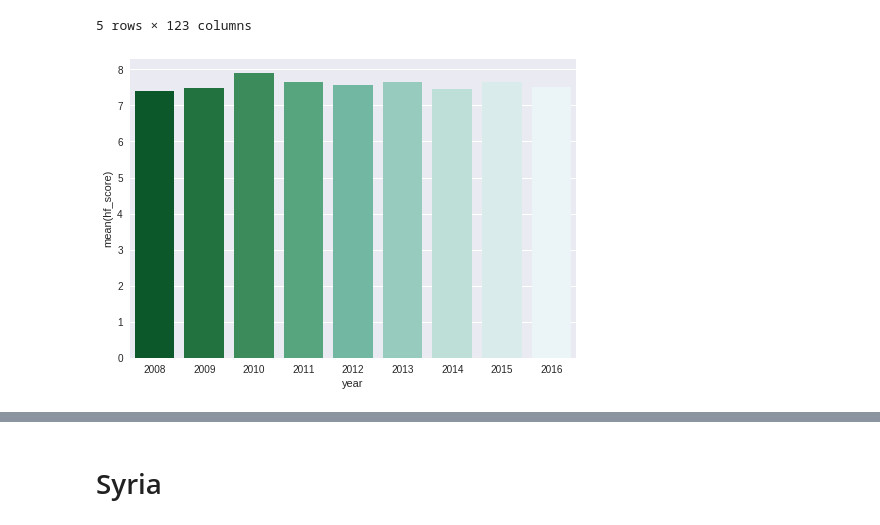
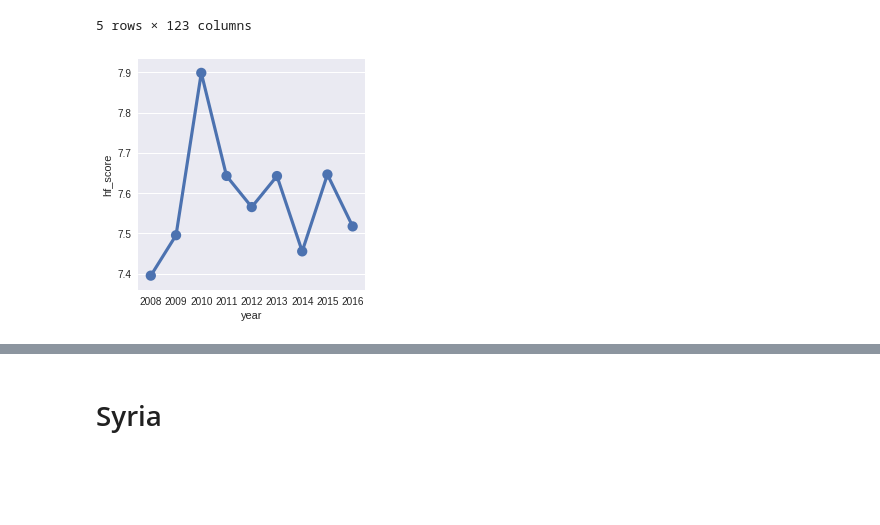
Before and after one commit to JaniceLove/Kaggle, a Jupyter notebook: Human freedom index.ipynb, the cells around one changed output, grey strips where cells are left out. Saved outputs shown, nothing was run; the diff lists cells and outputs as text; code cells hidden in the pictures; blank space fills up the shorter version.

```diff
--- a/Human freedom index.ipynb
+++ b/Human freedom index.ipynb
@@ -97,7 +125,7 @@ israel_df.head()
 | 4 | 2012 | ISR | Israel | Middle East & North Africa | NaN | NaN | NaN | 6.590184 | ... |
 5 rows × 123 columns
 # %%
-plot = sns.barplot(x='year', y = 'hf_score', data= israel_df, palette='BuGn_r')
+sns.factorplot(data=israel_df, x="year", y="hf_score")
 sns.plt.show()
 # %% [output]
-[figure, old version]
+[figure, new version]
```
Also changed, not shown: parts of 10 cells of this notebook.
